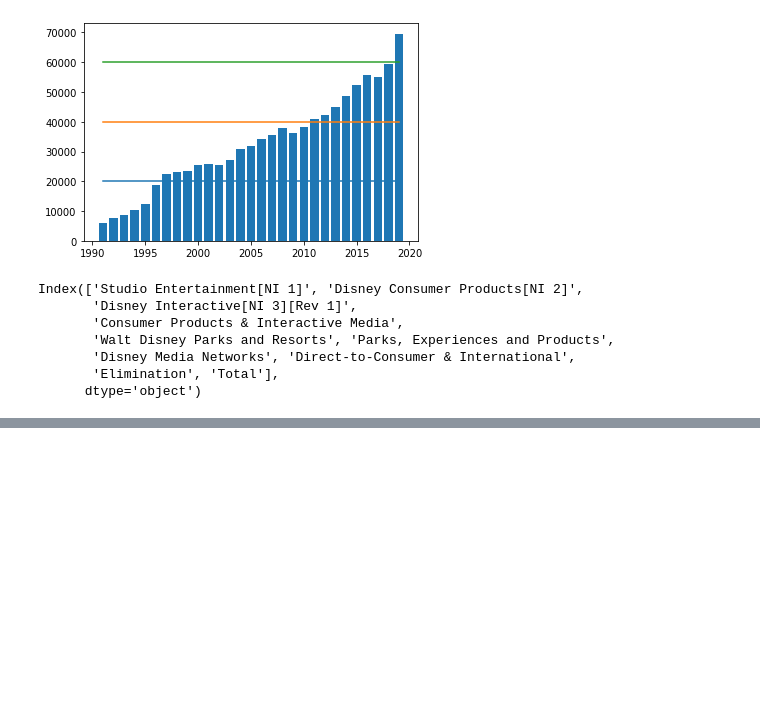
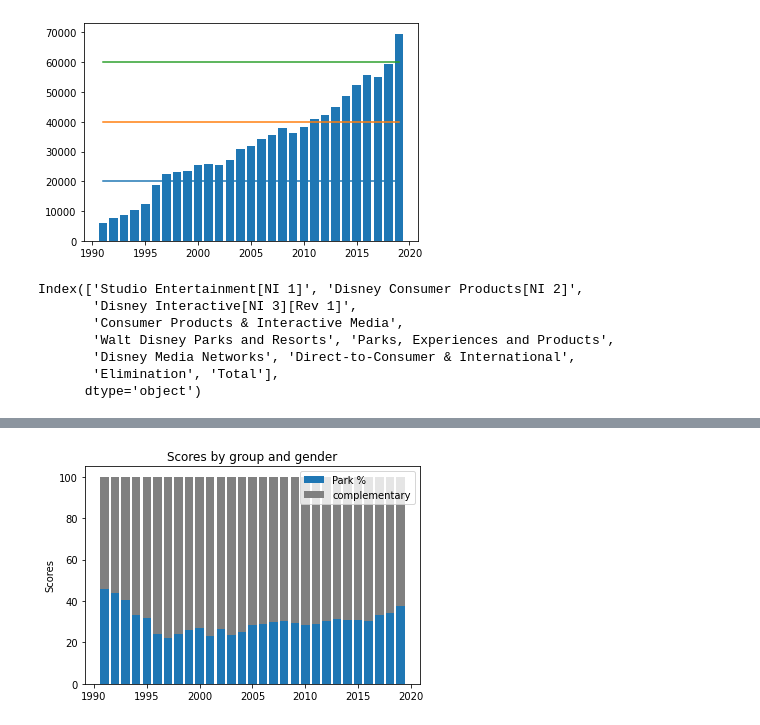
Before and after one commit to uomodellamansarda/DisneyMoviesAnalysis, a Jupyter notebook: DisneyRevenuesStreamsAnalysis.ipynb, the cells around one changed output, grey strips where cells are left out. Saved outputs shown, nothing was run; the diff lists cells and outputs as text; code cells hidden in the pictures; blank space fills up the shorter version.

```diff
--- a/DisneyRevenuesStreamsAnalysis.ipynb
+++ b/DisneyRevenuesStreamsAnalysis.ipynb
@@ -325,0 +407,17 @@ Year
+# %%
+labels=park_resort['park_p'].index
+first_stack=park_resort['park_p']
+second_stack=park_resort['complementary']
+fig, ax = plt.subplots()
+
+ax.bar(labels, first_stack, label='Park %')
+ax.bar(labels, second_stack,  color='grey', bottom=first_stack,
+       label='complementary')
+
+ax.set_ylabel('Scores')
+ax.set_title('Scores by group and gender')
+ax.legend()
+
+plt.show()
+# %% [output]
+[figure, added]
```
Also changed, not shown: parts of 10 cells of this notebook.
